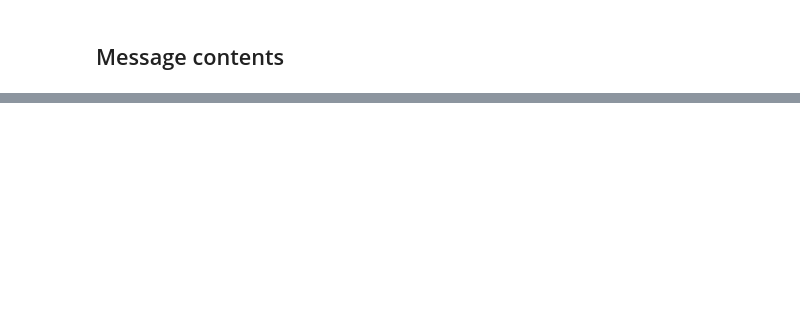
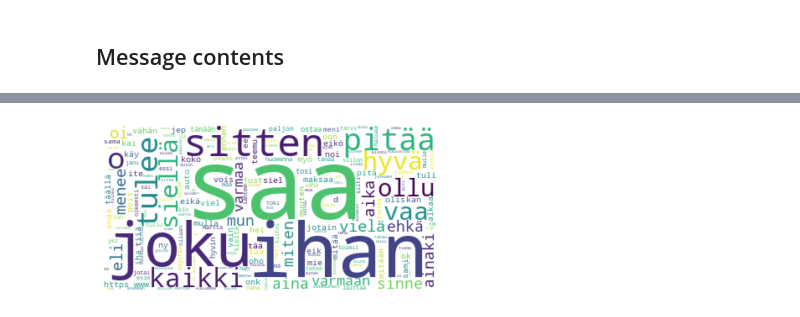
Before and after one commit to essiviippola/whatsapp-analysis, a Jupyter notebook: notebooks/whatsapp-analysis.ipynb, the cells around one changed output, grey strips where cells are left out. Saved outputs shown, nothing was run; the diff lists cells and outputs as text; code cells hidden in the pictures; blank space fills up the shorter version.

```diff
--- a/notebooks/whatsapp-analysis.ipynb
+++ b/notebooks/whatsapp-analysis.ipynb
@@ -220,0 +331,14 @@ counts.sort_values(by = 'count', ascending = False).head(20)
+# %%
+# COVID-19 messages
+
+df['covid'] = 0
+df.loc[df['message'].str.contains('korona|covid|corona', case = False), 'covid'] = 1
+
+covid_by_date = df.groupby('date').sum()
+covid_by_date.index = pd.DatetimeIndex(covid_by_date.index)
+
+idx = pd.date_range('2019-12-01', covid_by_date.index.max())
+covid_by_date = covid_by_date.reindex(idx, fill_value = 0)
+covid_by_date.reset_index(inplace = True)
+
+print('Messages containing "korona" or "covid": ', df[df['covid'] > 0].shape[0])
@@ -220,0 +357,17 @@ counts.sort_values(by = 'count', ascending = False).head(20)
+# %%
+# Word cloud
+
+text = ' '.join(review for review in df[df['media_count'] == 0]['message']).lower()
+
+sw = set(stopwords.words('finnish'))
+sw.update(['ku', 'nii', 'mut', 'voi', 'no', 'oo', 'sit', 'toi', 'jo', 'ni', 'kyl', 'sii', 'ko', 'jo', 'onko', 'siis', 'kyllä', 'joo'])
+
+# Generate a word cloud image
+wordcloud = WordCloud(stopwords = sw, background_color = 'white').generate(text)
+
+plt.figure()
+plt.imshow(wordcloud, interpolation = 'bilinear')
+plt.axis('off')
+plt.show()
+# %% [output]
+[figure, added]
```
Also changed, not shown: parts of 56 cells of this notebook, 4 other files.
